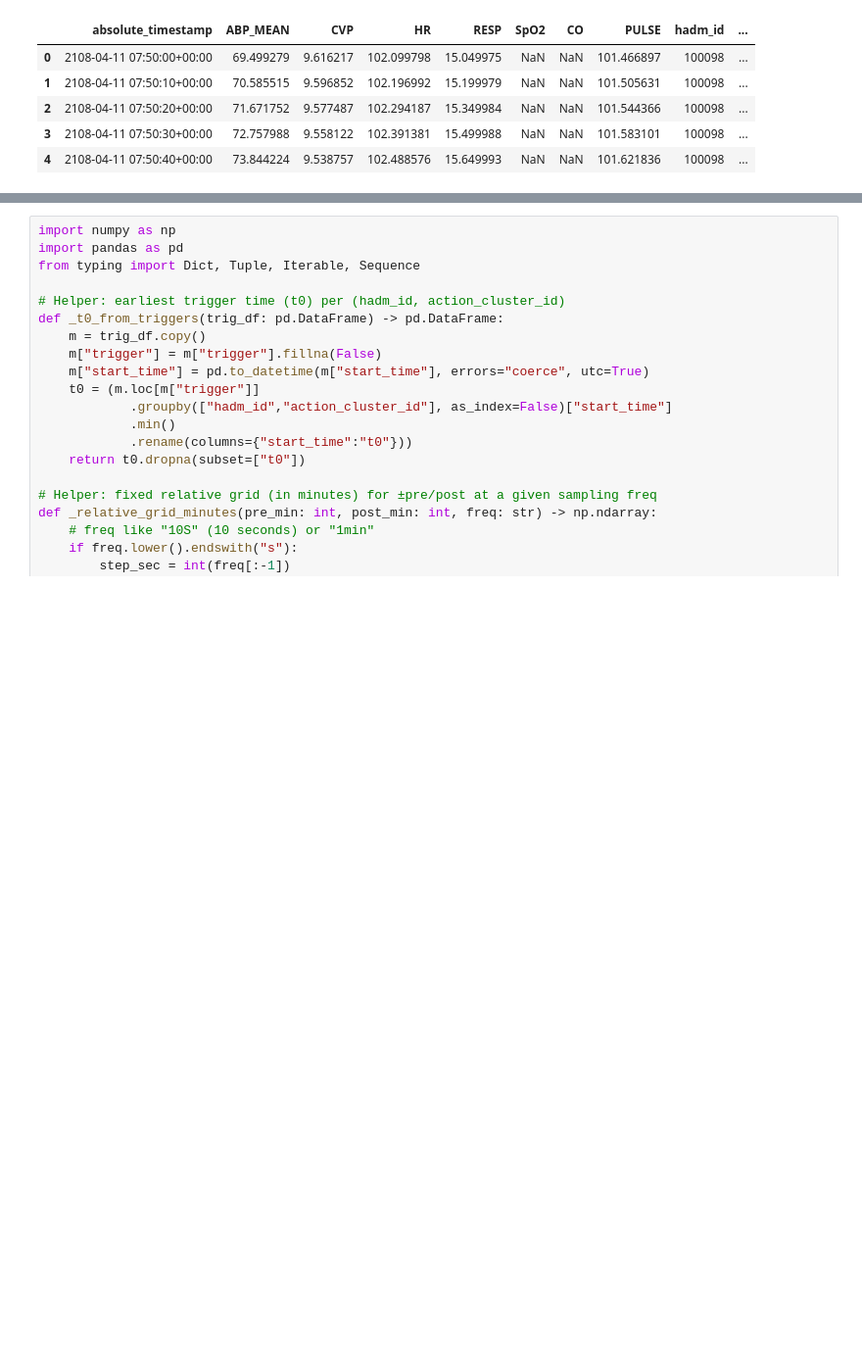
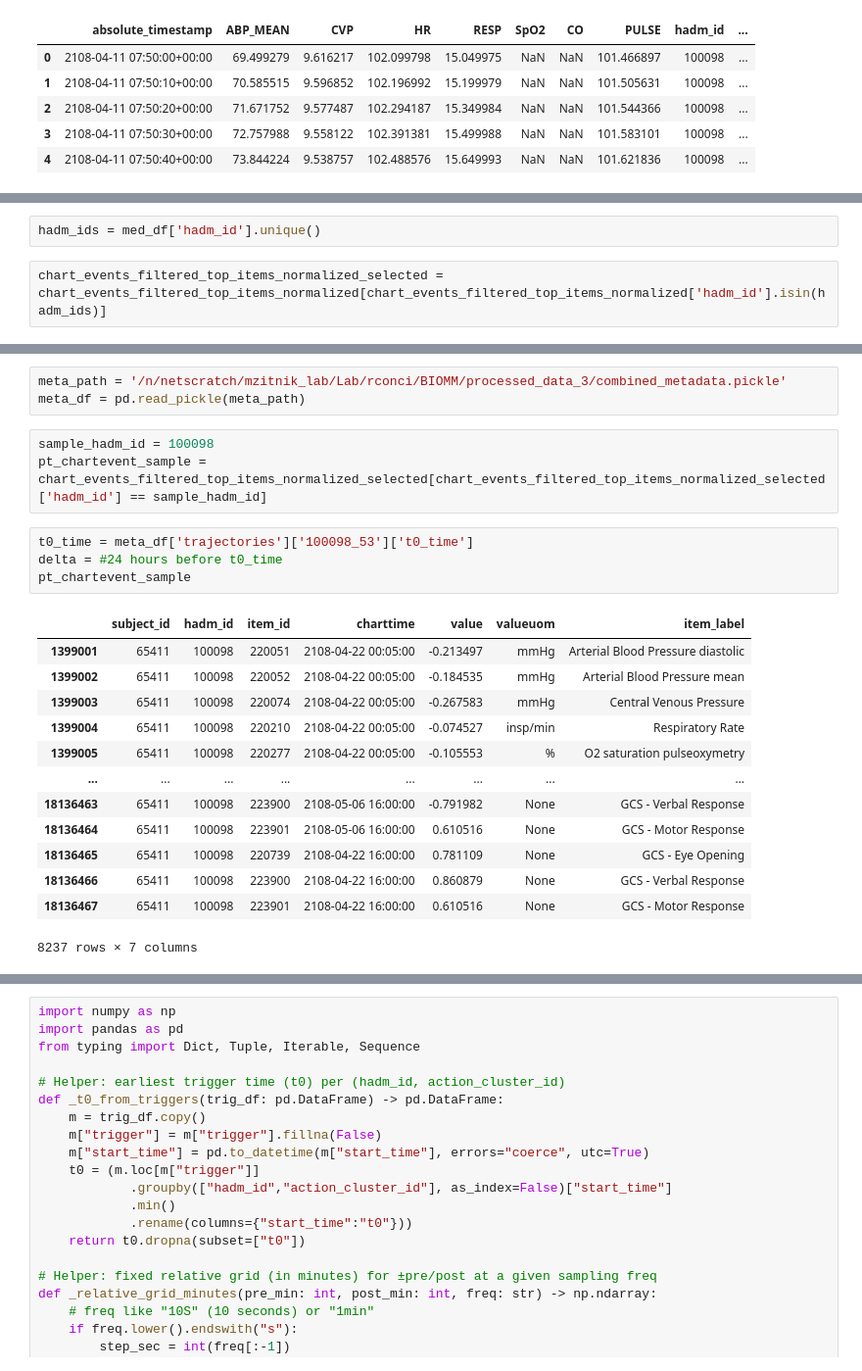
Before and after one commit to rickconci/Counterfactual_ICU, a Jupyter notebook: src_new/notebooks/data_clarification.ipynb, the cells around one changed output, grey strips where cells are left out. Shown at 98% size. Cells and saved outputs as stored; diff of their text form; blank space fills up the shorter version.

```diff
--- a/src_new/notebooks/data_clarification.ipynb
+++ b/src_new/notebooks/data_clarification.ipynb
@@ -2108,0 +2388,4 @@ wf_10s_smoothed_despiked.head()
+# %%
+hadm_ids = med_df['hadm_id'].unique()
+# %%
+chart_events_filtered_top_items_normalized_selected = chart_events_filtered_top_items_normalized[chart_events_filtered_top_items_normalized['hadm_id'].isin(hadm_ids)]
@@ -2108,0 +2409,24 @@ wf_10s_smoothed_despiked.head()
+# %%
+meta_path = '/n/netscratch/mzitnik_lab/Lab/rconci/BIOMM/processed_data_3/combined_metadata.pickle'
+meta_df = pd.read_pickle(meta_path)
+# %%
+sample_hadm_id = 100098
+pt_chartevent_sample = chart_events_filtered_top_items_normalized_selected[chart_events_filtered_top_items_normalized_selected['hadm_id'] == sample_hadm_id]
+# %%
+t0_time = meta_df['trajectories']['100098_53']['t0_time']
+delta = #24 hours before t0_time
+pt_chartevent_sample
+# %% [output]
+|  | subject_id | hadm_id | item_id | charttime | value | valueuom | item_label |
+| 1399001 | 65411 | 100098 | 220051 | 2108-04-22 00:05:00 | -0.213497 | mmHg | Arterial Blood Pressure diastolic |
+| 1399002 | 65411 | 100098 | 220052 | 2108-04-22 00:05:00 | -0.184535 | mmHg | Arterial Blood Pressure mean |
+| 1399003 | 65411 | 100098 | 220074 | 2108-04-22 00:05:00 | -0.267583 | mmHg | Central Venous Pressure |
+| 1399004 | 65411 | 100098 | 220210 | 2108-04-22 00:05:00 | -0.074527 | insp/min | Respiratory Rate |
+| 1399005 | 65411 | 100098 | 220277 | 2108-04-22 00:05:00 | -0.105553 | % | O2 saturation pulseoxymetry |
+| ... | ... | ... | ... | ... | ... | ... | ... |
+| 18136463 | 65411 | 100098 | 223900 | 2108-05-06 16:00:00 | -0.791982 | None | GCS - Verbal Response |
+| 18136464 | 65411 | 100098 | 223901 | 2108-05-06 16:00:00 | 0.610516 | None | GCS - Motor Response |
+| 18136465 | 65411 | 100098 | 220739 | 2108-04-22 16:00:00 | 0.781109 | None | GCS - Eye Opening |
+| 18136466 | 65411 | 100098 | 223900 | 2108-04-22 16:00:00 | 0.860879 | None | GCS - Verbal Response |
+| 18136467 | 65411 | 100098 | 223901 | 2108-04-22 16:00:00 | 0.610516 | None | GCS - Motor Response |
+8237 rows × 7 columns
```
Also changed, not shown: parts of 43 cells of this notebook, 15 other files.
